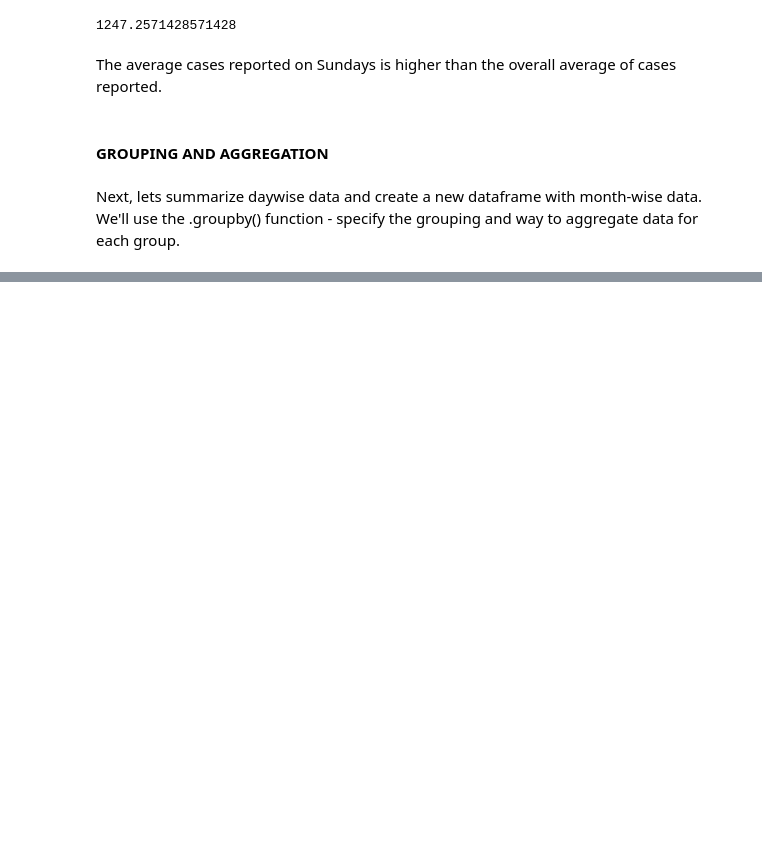
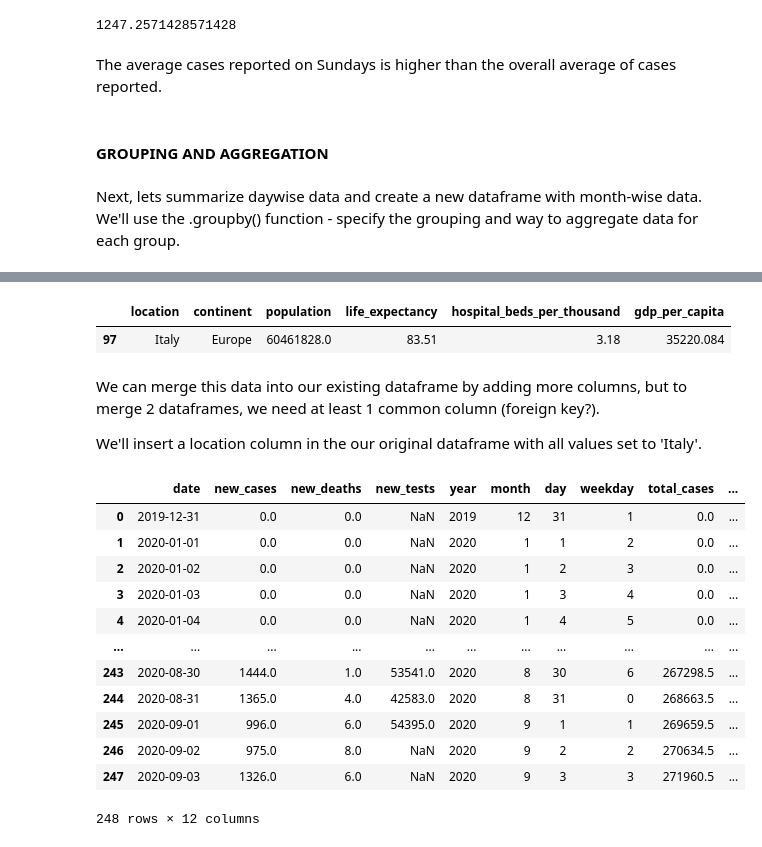
Before and after one commit to veronicasb/data_analysis, a Jupyter notebook: lesson4_analyzing_data.ipynb, the cells around one changed output, grey strips where cells are left out. Drawn from its saved outputs; the diff is of its cells as text; code cells hidden in the pictures; blank space fills up the shorter version.

```diff
--- a/lesson4_analyzing_data.ipynb
+++ b/lesson4_analyzing_data.ipynb
@@ -674,0 +746,26 @@ covid_month_df
+# %%
+locations_df[locations_df.location == 'Italy']
+# %% [output]
+|  | location | continent | population | life_expectancy | hospital_beds_per_thousand | gdp_per_capita |
+| 97 | Italy | Europe | 60461828.0 | 83.51 | 3.18 | 35220.084 |
+# %% [markdown]
+We can merge this data into our existing dataframe by adding more columns, but to merge 2 dataframes, we need at least 1 common column (foreign key?).
+
+We'll insert a location column in the our original dataframe with all values set to 'Italy'.
+# %%
+covid_df['location'] = 'Italy'
+covid_df
+# %% [output]
+|  | date | new_cases | new_deaths | new_tests | year | month | day | weekday | total_cases | ... |
+| 0 | 2019-12-31 | 0.0 | 0.0 | NaN | 2019 | 12 | 31 | 1 | 0.0 | ... |
+| 1 | 2020-01-01 | 0.0 | 0.0 | NaN | 2020 | 1 | 1 | 2 | 0.0 | ... |
+| 2 | 2020-01-02 | 0.0 | 0.0 | NaN | 2020 | 1 | 2 | 3 | 0.0 | ... |
+| 3 | 2020-01-03 | 0.0 | 0.0 | NaN | 2020 | 1 | 3 | 4 | 0.0 | ... |
+| 4 | 2020-01-04 | 0.0 | 0.0 | NaN | 2020 | 1 | 4 | 5 | 0.0 | ... |
+| ... | ... | ... | ... | ... | ... | ... | ... | ... | ... | ... |
+| 243 | 2020-08-30 | 1444.0 | 1.0 | 53541.0 | 2020 | 8 | 30 | 6 | 267298.5 | ... |
+| 244 | 2020-08-31 | 1365.0 | 4.0 | 42583.0 | 2020 | 8 | 31 | 0 | 268663.5 | ... |
+| 245 | 2020-09-01 | 996.0 | 6.0 | 54395.0 | 2020 | 9 | 1 | 1 | 269659.5 | ... |
+| 246 | 2020-09-02 | 975.0 | 8.0 | NaN | 2020 | 9 | 2 | 2 | 270634.5 | ... |
+| 247 | 2020-09-03 | 1326.0 | 6.0 | NaN | 2020 | 9 | 3 | 3 | 271960.5 | ... |
+248 rows × 12 columns
```
Also changed, not shown: parts of 28 cells of this notebook, 2 other files.
